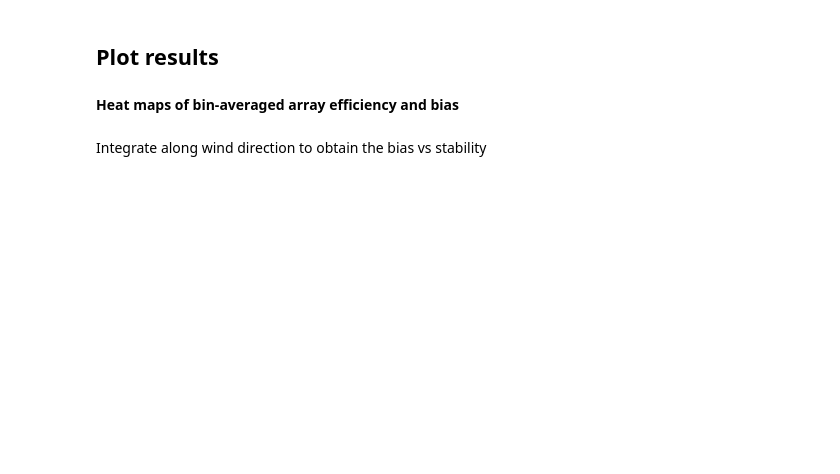
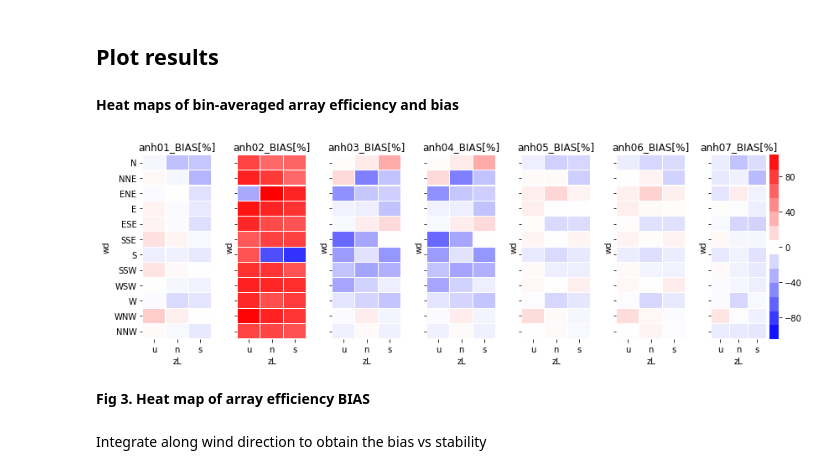
Before and after one commit to CENER-EPR/OWAbench_obsolete, a Jupyter notebook: Anholt_ArrayEfficiency.ipynb, the cells around one changed output. Drawn from its saved outputs; the diff is of its cells as text; code cells hidden in the pictures; blank space fills up the shorter version.

Commit message:
Added plots for integrated errors vs WD and zL and modified the transect plot

```diff
--- a/Anholt_ArrayEfficiency.ipynb
+++ b/Anholt_ArrayEfficiency.ipynb
@@ -24,7 +24,8 @@ The following models participate in the benchmark.
 # %%
-sim_id =    ['anh01','anh03','anh04','anh05','anh06','anh07']
-sim_model = ['ENG'  ,'RANS' ,'LES'  ,'RANS' ,'XXX'  ,'XXX'  ]
-sim_type =  ['ts'   ,'ts'   ,'ts'   ,'ts'   ,'ts'   ,'ba'   ]
+sim_id =    ['anh01','anh02','anh03','anh04','anh05','anh06','anh07']
+sim_name = ['WakeBlaster_ProPlanEn','PARK_TUD','anh03','anh04','PARK2stab_EMD','PARK2ti_EMD','FarmShadow_IFPEN']
+sim_model = ['RANS-EV'  ,'ENG' ,'ENG'  ,'ENG' ,'ENG'  ,'ENG'  , 'ENG']
+sim_type =  ['ts'   ,'ts'   ,'ts'   ,'ts'   ,'ts'   , 'ts', 'ba'   ]
 # %% [markdown]
 ## Load libraries
 # %%
@@ -162,7 +184,7 @@ To increase the data availability, a machine learning algorithm has been applied
 # %%
 try:
     obs_ts = pd.read_csv('./observations/obs.csv', index_col = 'time')
-    obs_P, obs_P_std = bin_avrg.compute_mean(ts_obs, ts_bin_map)
+    obs_P, obs_P_std = bin_avrg.compute_mean(obs_ts, ts_bin_map)
     # clean up the time series data and apply the scada_ts filter
     obs_ts = restrict_to_ts(obs_ts, scada_ts)
     val_data = True
@@ -228,12 +250,15 @@ for isim in range(n_sim):
 # %%
 #figcaption = "**Fig 2. Heat map of array efficiency**"
 #title = "_eta[%]"
 #bin_avrg.plot_heatmaps(sim_eta, sub_plt_size = (1.7,4),n_plot_cols = 6,
 #                       figcaption = figcaption, title=title)
 
 figcaption = "**Fig 3. Heat map of array efficiency BIAS**"
 title = "_BIAS[%]"
-bin_avrg.plot_heatmaps(bias, sub_plt_size = (1.7,4),n_plot_cols = 6,
+bin_avrg.plot_heatmaps(bias, sub_plt_size = (1.7,4),n_plot_cols = 7,
                        figcaption = figcaption, title=title)
+# %% [output]
+[figure, added]
+**Fig 3. Heat map of array efficiency BIAS**
 # %% [markdown]
 Integrate along wind direction to obtain the bias vs stability
```
Also changed, not shown: parts of 14 cells of this notebook, 1 other file.
